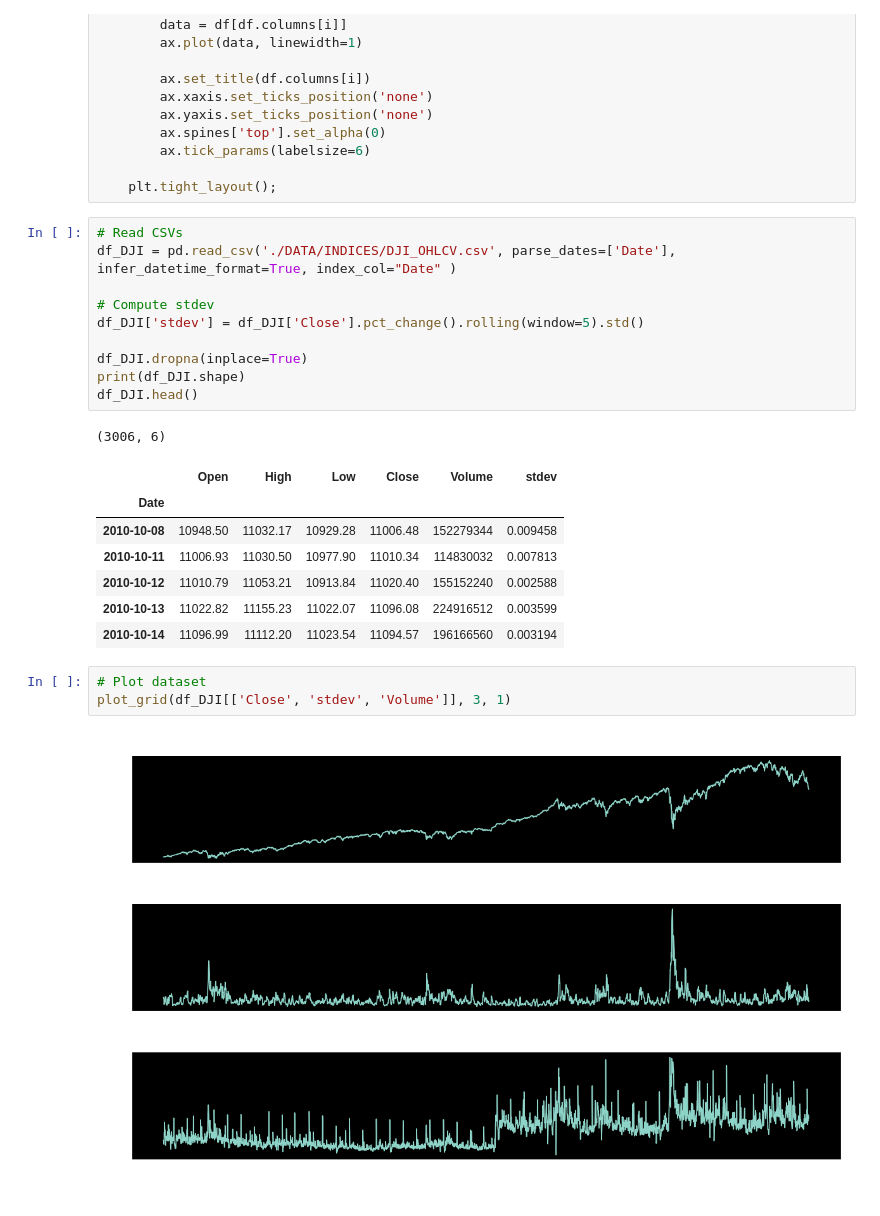
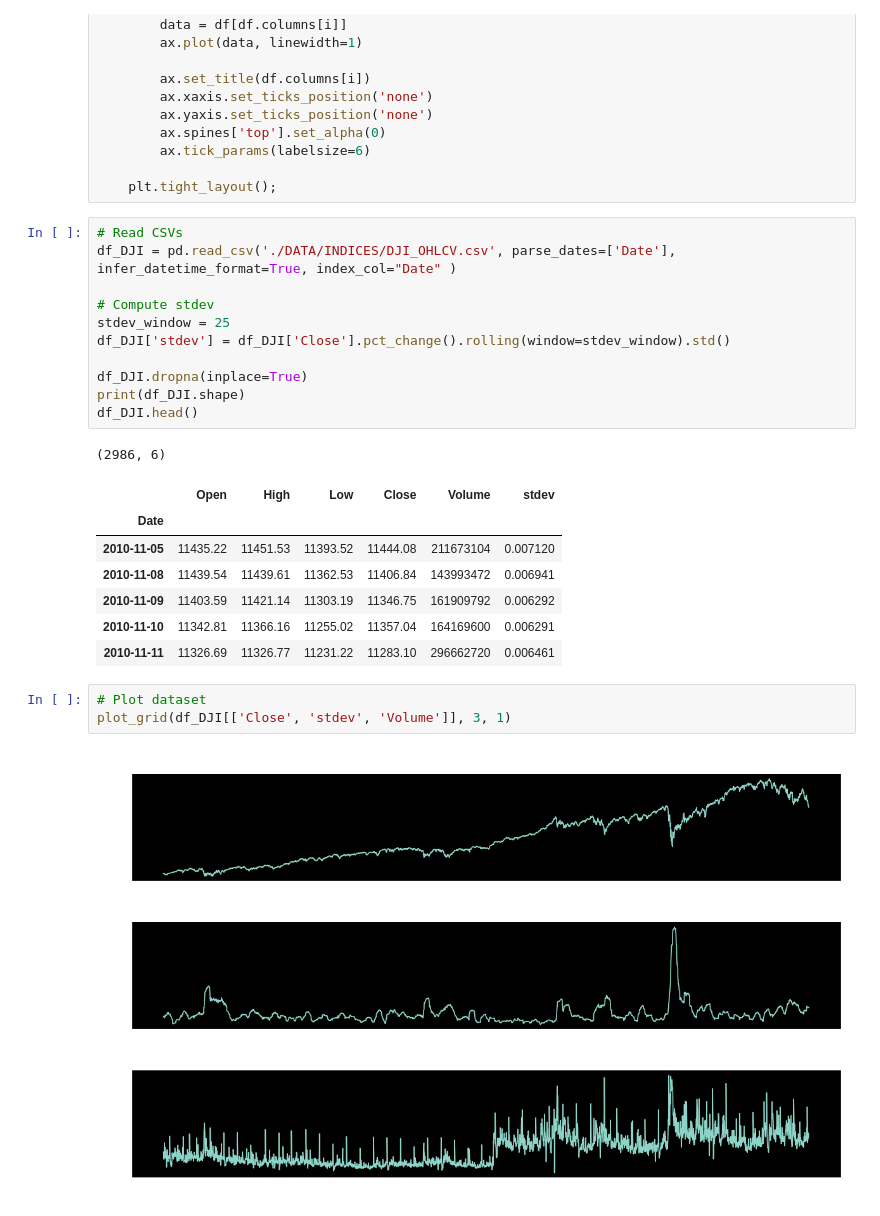
Before and after one commit to lrb924/Predicted_Volatility, a Jupyter notebook: alec_varmax.ipynb, the cells around one changed output. Saved outputs shown, nothing was run; the diff lists cells and outputs as text.

```diff
--- a/alec_varmax.ipynb
+++ b/alec_varmax.ipynb
@@ -34,24 +34,25 @@ def plot_grid(df, nrows, ncols):
 # %%
 # Read CSVs
 df_DJI = pd.read_csv('./DATA/INDICES/DJI_OHLCV.csv', parse_dates=['Date'], infer_datetime_format=True, index_col="Date" )
 
 # Compute stdev
-df_DJI['stdev'] = df_DJI['Close'].pct_change().rolling(window=5).std()
+stdev_window = 25
+df_DJI['stdev'] = df_DJI['Close'].pct_change().rolling(window=stdev_window).std()
 
 df_DJI.dropna(inplace=True)
 print(df_DJI.shape)
 df_DJI.head()
 # %% [output]
-(3006, 6)
+(2986, 6)
 |  | Open | High | Low | Close | Volume | stdev |
 | Date |  |  |  |  |  |  |
-| 2010-10-08 | 10948.50 | 11032.17 | 10929.28 | 11006.48 | 152279344 | 0.009458 |
-| 2010-10-11 | 11006.93 | 11030.50 | 10977.90 | 11010.34 | 114830032 | 0.007813 |
-| 2010-10-12 | 11010.79 | 11053.21 | 10913.84 | 11020.40 | 155152240 | 0.002588 |
-| 2010-10-13 | 11022.82 | 11155.23 | 11022.07 | 11096.08 | 224916512 | 0.003599 |
-| 2010-10-14 | 11096.99 | 11112.20 | 11023.54 | 11094.57 | 196166560 | 0.003194 |
+| 2010-11-05 | 11435.22 | 11451.53 | 11393.52 | 11444.08 | 211673104 | 0.007120 |
+| 2010-11-08 | 11439.54 | 11439.61 | 11362.53 | 11406.84 | 143993472 | 0.006941 |
+| 2010-11-09 | 11403.59 | 11421.14 | 11303.19 | 11346.75 | 161909792 | 0.006292 |
+| 2010-11-10 | 11342.81 | 11366.16 | 11255.02 | 11357.04 | 164169600 | 0.006291 |
+| 2010-11-11 | 11326.69 | 11326.77 | 11231.22 | 11283.10 | 296662720 | 0.006461 |
 # %%
 # Plot dataset
 plot_grid(df_DJI[['Close', 'stdev', 'Volume']], 3, 1)
 # %% [output]
-[figure, old version]
+[figure, new version]
```
Also changed, not shown: parts of 11 cells of this notebook.
